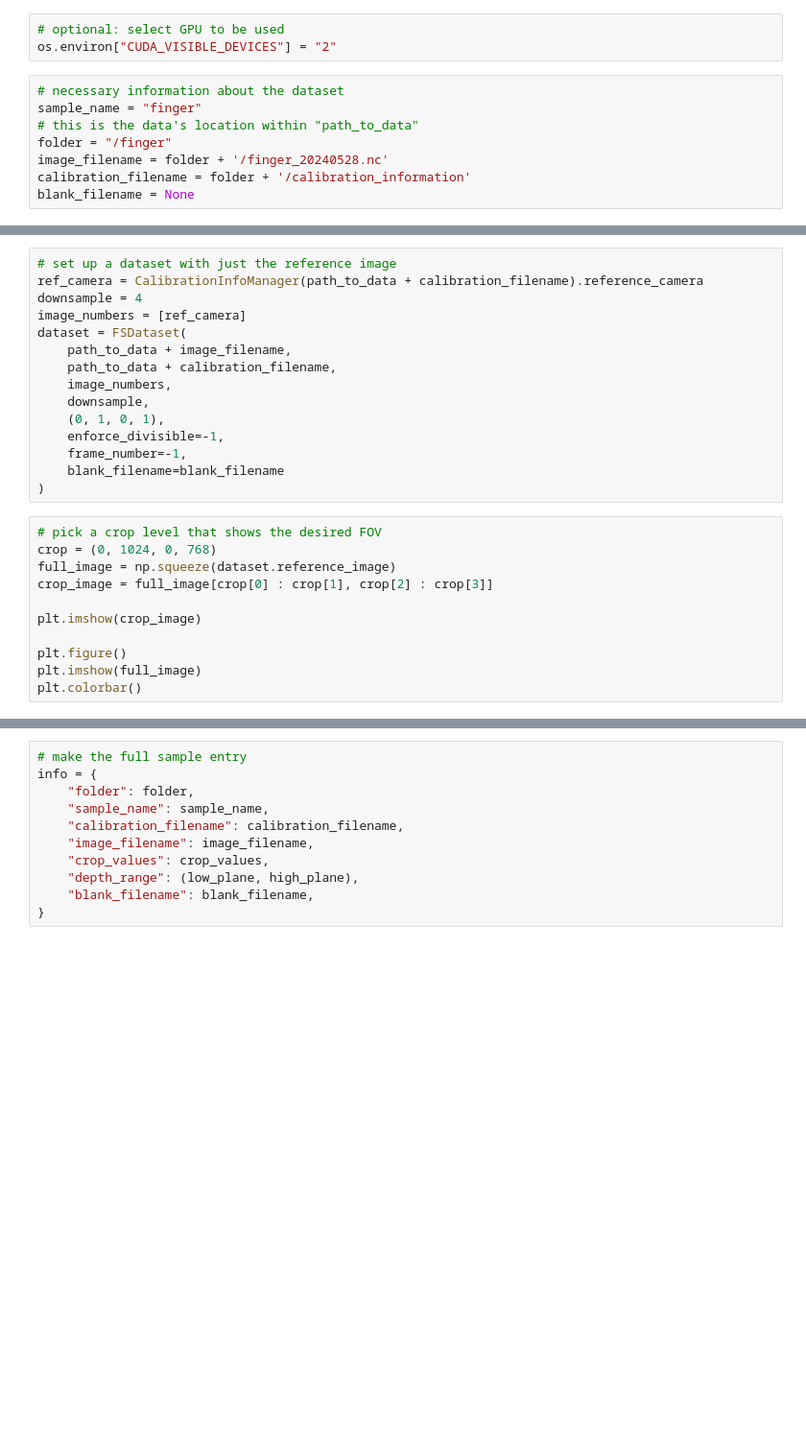
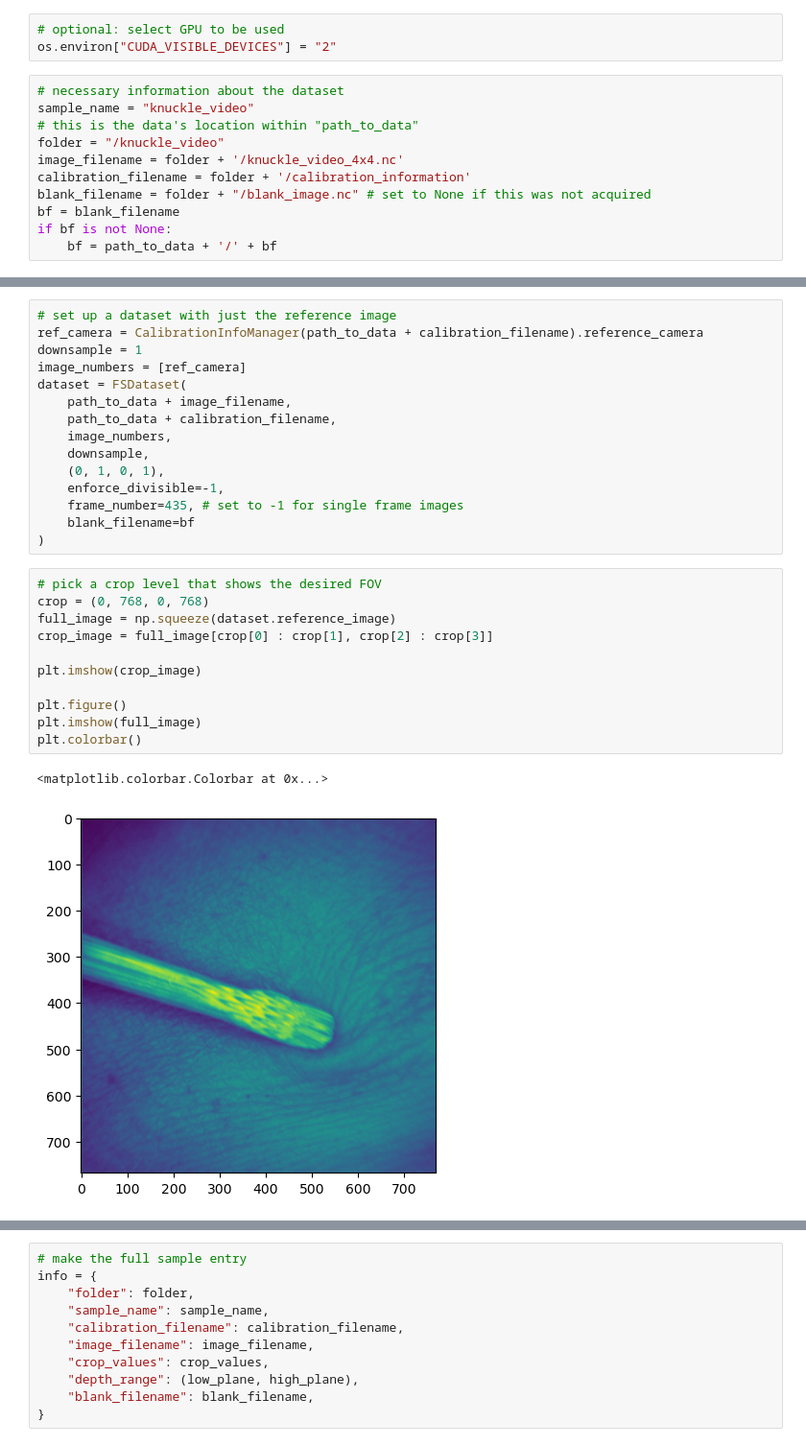
Before and after one commit to clarebcook/FiLMScope, a Jupyter notebook: reconstruction_scripts/save_new_sample.ipynb, the cells around one changed output, grey strips where cells are left out. Shown at 96% size. Cells and saved outputs as stored; diff of their text form; blank space fills up the shorter version.

Commit message:
enable video reconstruction and add example

```diff
--- a/reconstruction_scripts/save_new_sample.ipynb
+++ b/reconstruction_scripts/save_new_sample.ipynb
@@ -19,10 +22,13 @@ get_all_sample_names()
 os.environ["CUDA_VISIBLE_DEVICES"] = "2"
 # %%
 # necessary information about the dataset
-sample_name = "finger"
+sample_name = "knuckle_video"
 # this is the data's location within "path_to_data"
-folder = "/finger"
-image_filename = folder + '/finger_20240528.nc'
+folder = "/knuckle_video"
+image_filename = folder + '/knuckle_video_4x4.nc'
 calibration_filename = folder + '/calibration_information'
-blank_filename = None
+blank_filename = folder + "/blank_image.nc" # set to None if this was not acquired
+bf = blank_filename
+if bf is not None:
+    bf = path_to_data + '/' + bf
 # %%
@@ -40,7 +47,7 @@ if manager.image_shape is None:
 # %%
 # set up a dataset with just the reference image
 ref_camera = CalibrationInfoManager(path_to_data + calibration_filename).reference_camera
-downsample = 4
+downsample = 1
 image_numbers = [ref_camera]
 dataset = FSDataset(
     path_to_data + image_filename,
@@ -49,17 +56,20 @@ dataset = FSDataset(
     downsample,
     (0, 1, 0, 1),
     enforce_divisible=-1,
-    frame_number=-1,
-    blank_filename=blank_filename
+    frame_number=435, # set to -1 for single frame images
+    blank_filename=bf
 )
 # %%
 # pick a crop level that shows the desired FOV
-crop = (0, 1024, 0, 768)
+crop = (0, 768, 0, 768)
 full_image = np.squeeze(dataset.reference_image)
 crop_image = full_image[crop[0] : crop[1], crop[2] : crop[3]]
 
 plt.imshow(crop_image)
 
 plt.figure()
 plt.imshow(full_image)
 plt.colorbar()
+# %% [output]
+<matplotlib.colorbar.Colorbar at 0x...>
+[figure, added]
```
Also changed, not shown: parts of 11 cells of this notebook, 8 other files.
